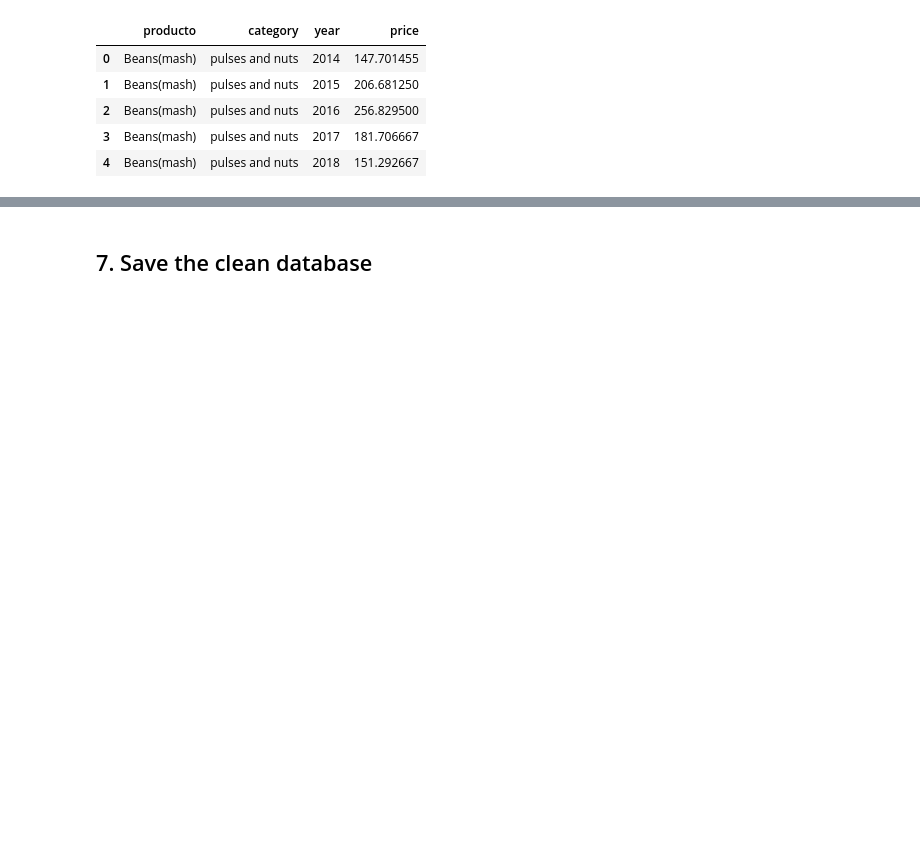
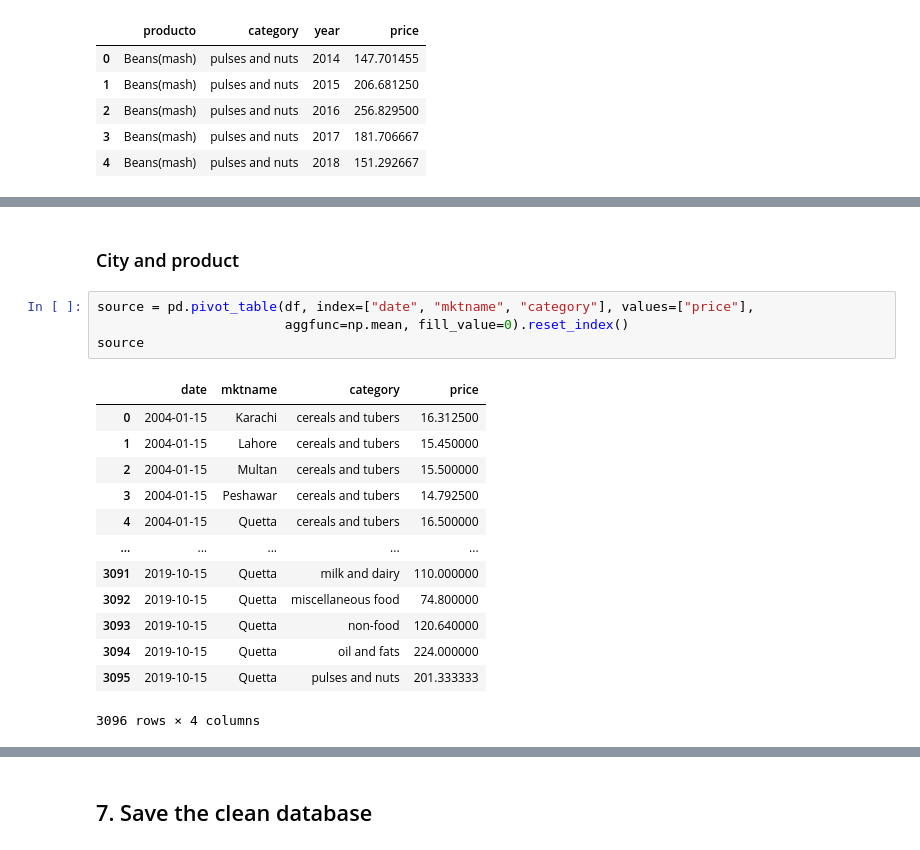
Before and after one commit to vcuspinera/Pakistan_inflation-crime, a Jupyter notebook: src/02_EDA_Food-price.ipynb, the cells around one changed output, grey strips where cells are left out. Cells and saved outputs as stored; diff of their text form; blank space fills up the shorter version.

```diff
--- a/src/02_EDA_Food-price.ipynb
+++ b/src/02_EDA_Food-price.ipynb
@@ -763,0 +800,20 @@ alt.Chart(source).mark_point(opacity=0.8, size=100).encode(
+# %% [markdown]
+### City and product
+# %%
+source = pd.pivot_table(df, index=["date", "mktname", "category"], values=["price"],
+                        aggfunc=np.mean, fill_value=0).reset_index()
+source
+# %% [output]
+|  | date | mktname | category | price |
+| 0 | 2004-01-15 | Karachi | cereals and tubers | 16.312500 |
+| 1 | 2004-01-15 | Lahore | cereals and tubers | 15.450000 |
+| 2 | 2004-01-15 | Multan | cereals and tubers | 15.500000 |
+| 3 | 2004-01-15 | Peshawar | cereals and tubers | 14.792500 |
+| 4 | 2004-01-15 | Quetta | cereals and tubers | 16.500000 |
+| ... | ... | ... | ... | ... |
+| 3091 | 2019-10-15 | Quetta | milk and dairy | 110.000000 |
+| 3092 | 2019-10-15 | Quetta | miscellaneous food | 74.800000 |
+| 3093 | 2019-10-15 | Quetta | non-food | 120.640000 |
+| 3094 | 2019-10-15 | Quetta | oil and fats | 224.000000 |
+| 3095 | 2019-10-15 | Quetta | pulses and nuts | 201.333333 |
+3096 rows × 4 columns
```
Also changed, not shown: parts of 9 cells of this notebook, 1 other file.
